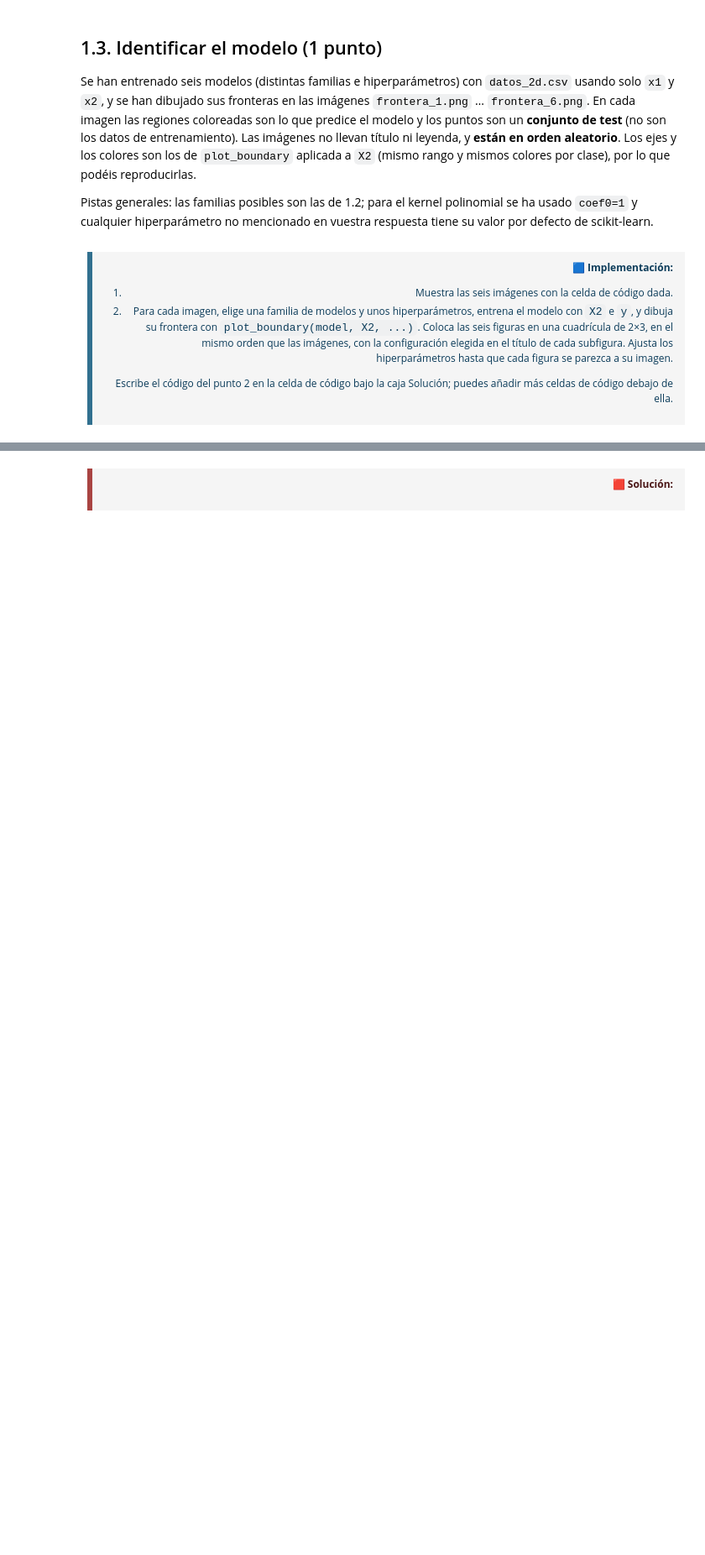
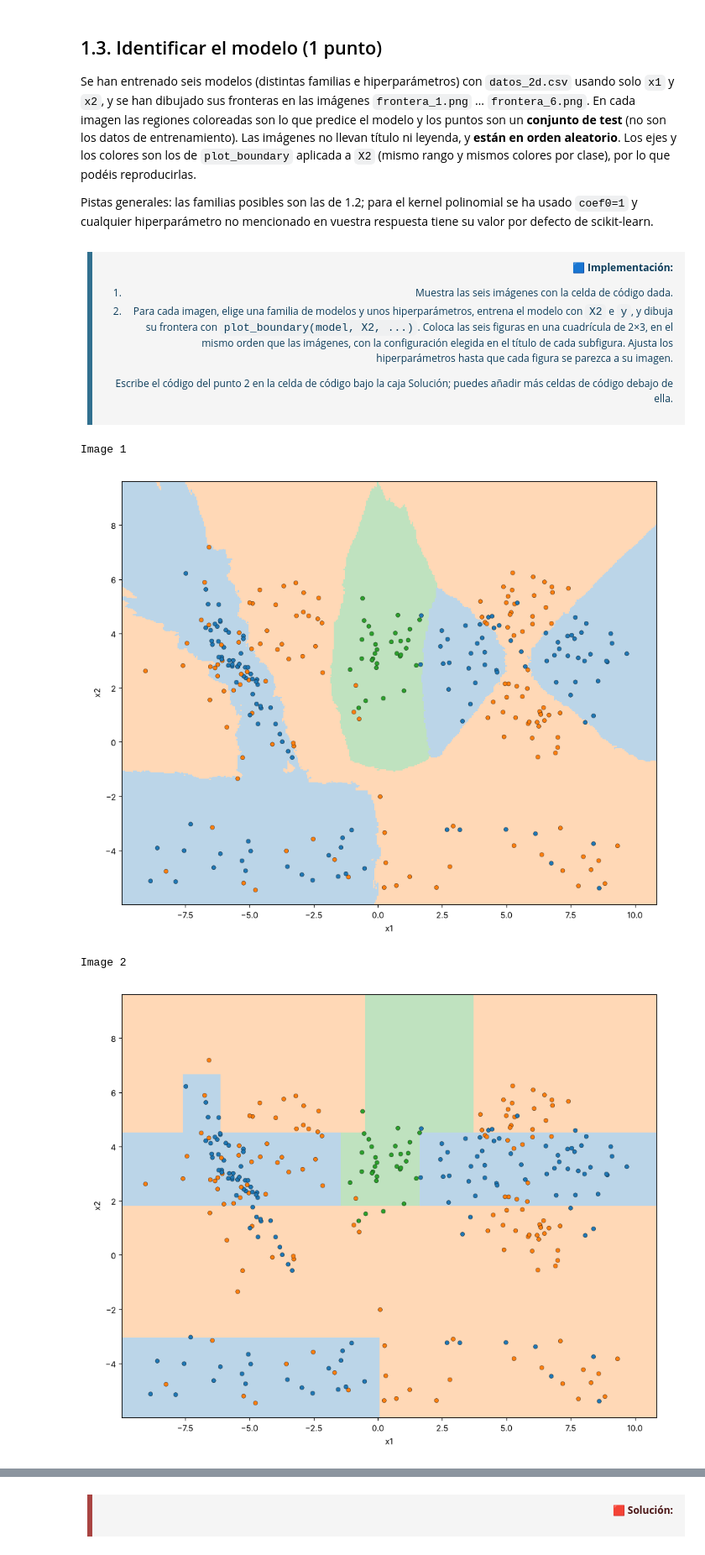
Before and after one commit to Axton-Industries/Aprendizaje-Automatico, a Jupyter notebook: PEC3/M2_891_20262_PEC3_Enunciado.ipynb, the cells around one changed output, grey strips where cells are left out. Shown at 84% size. Saved outputs shown, nothing was run; the diff lists cells and outputs as text; code cells hidden in the pictures; blank space fills up the shorter version.

```diff
--- a/PEC3/M2_891_20262_PEC3_Enunciado.ipynb
+++ b/PEC3/M2_891_20262_PEC3_Enunciado.ipynb
@@ -335,4 +370,9 @@ Escribe el código del punto 2 en la celda de código bajo la caja Solución; pu
 # %%
 for k in range(1, 7):
     print('Image', k)
-    display(Image('frontera_%d.png' % k, width=700))
+    display(Image('fotos/frontera_%d.png' % k, width=700))
+# %% [output]
+Image 1
+[figure, added]
+Image 2
+[figure, added]
```
Also changed, not shown: parts of 5 cells of this notebook.
